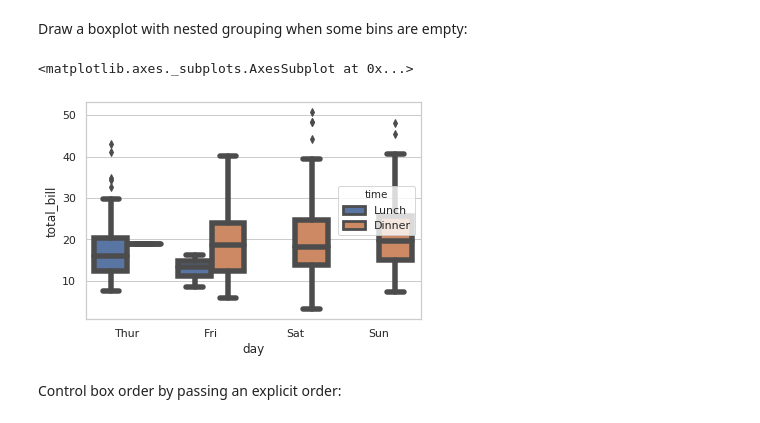
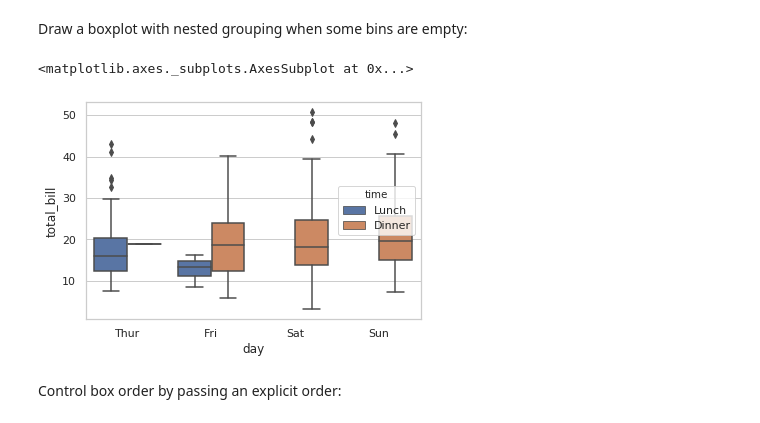
Before and after one commit to janardhana-vels/AI_ML, a Jupyter notebook: SeabornPlot.ipynb, the cells around one changed output. Saved outputs shown, nothing was run; the diff lists cells and outputs as text; code cells hidden in the pictures.

```diff
--- a/SeabornPlot.ipynb
+++ b/SeabornPlot.ipynb
@@ -146,10 +148,10 @@ sns.boxplot(x="day", y="total_bill", hue="smoker",
 Draw a boxplot with nested grouping when some bins are empty:
 # %%
 sns.boxplot(x="day", y="total_bill", hue="time",
-                 data=tips, linewidth=5.5)
+                 data=tips, linewidth=1.5)
 # %% [output]
 <matplotlib.axes._subplots.AxesSubplot at 0x...>
-[figure, old version]
+[figure, new version]
 # %% [markdown]
 Control box order by passing an explicit order:
 # %%
```
Also changed, not shown: parts of 2 cells of this notebook.
